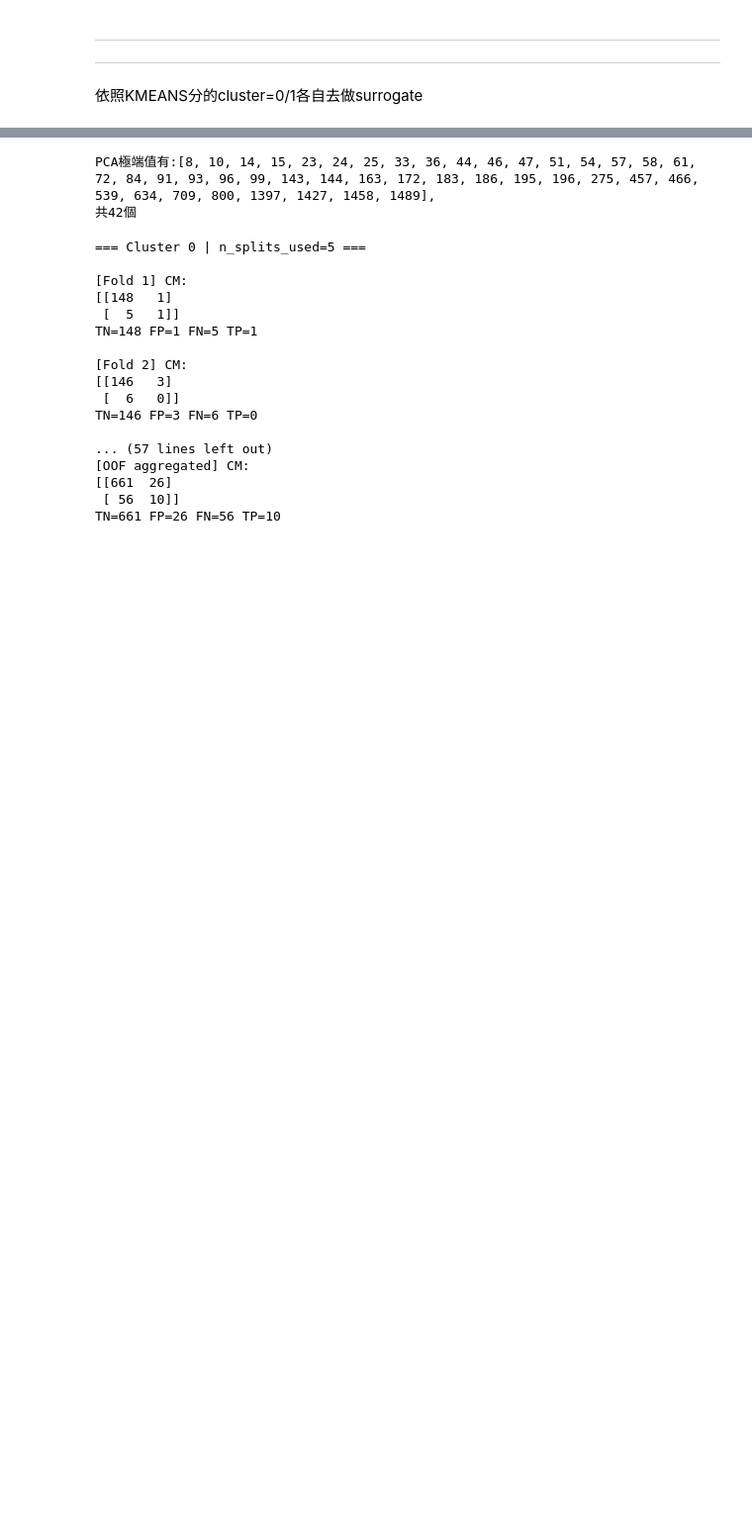
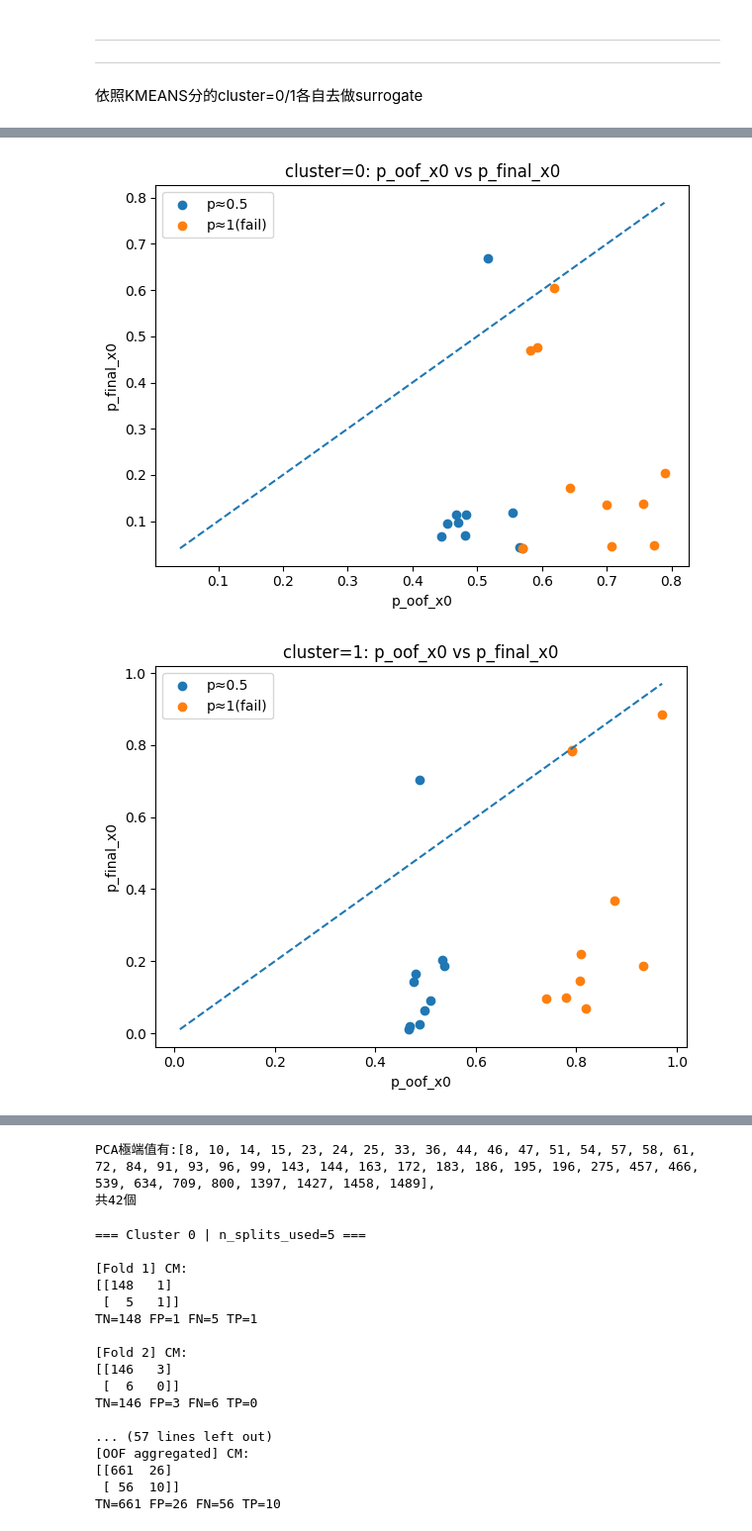
Before and after one commit to JackHuang0125/WHAT_I_DID, a Jupyter notebook: 0 Meeting/0_PAPER_1150107.ipynb, the cells around one changed output, grey strips where cells are left out. Shown at 99% size. Cells and saved outputs as stored; diff of their text form; code cells hidden in the pictures; blank space fills up the shorter version.

```diff
--- a/0 Meeting/0_PAPER_1150107.ipynb
+++ b/0 Meeting/0_PAPER_1150107.ipynb
@@ -631,0 +645,51 @@ PCA極端值有:[8, 10, 14, 15, 23, 24, 25, 33, 36, 44, 46, 47, 51, 54, 57, 58,
+# %%
+# df_metrics 已存在
+df = df_metrics.copy()
+df["group_label"] = df["group"].astype(str)
+
+# ========= 圖 1：p_oof_x0 (x) vs p_final_x0 (y)，cluster 分圖、group 分色 =========
+clusters = sorted(df["cluster"].unique())
+
+for c in clusters:
+    sub = df[df["cluster"] == c].copy()
+    groups = list(sub["group_label"].unique())
+
+    plt.figure(figsize=(6.2, 4.8))
+
+    for g in groups:
+        s = sub[sub["group_label"] == g]
+        plt.scatter(s["p_oof_x0"], s["p_final_x0"], label=g)
+
+    # 參考線 y=x（用該 cluster 內的範圍）
+    mn = min(sub["p_oof_x0"].min(), sub["p_final_x0"].min())
+    mx = max(sub["p_oof_x0"].max(), sub["p_final_x0"].max())
+    plt.plot([mn, mx], [mn, mx], linestyle="--")
+
+    plt.xlabel("p_oof_x0")
+    plt.ylabel("p_final_x0")
+    plt.title(f"cluster={c}: p_oof_x0 vs p_final_x0")
+    plt.legend()
+    plt.tight_layout()
+    plt.show()
+
+
+# ========= 圖 2：r2 (x) vs adj_r2 (y)，cluster 分圖、group 分色 =========
+for c in clusters:
+    sub = df[df["cluster"] == c].copy()
+    groups = list(sub["group_label"].unique())
+
+    plt.figure(figsize=(6.2, 4.8))
+
+    for g in groups:
+        s = sub[sub["group_label"] == g]
+        plt.scatter(s["r2"], s["adj_r2"], label=g)
+
+    plt.xlabel("r2")
+    plt.ylabel("adj_r2")
+    plt.title(f"cluster={c}: r2 vs adj_r2")
+    plt.legend()
+    plt.tight_layout()
+    plt.show()
+# %% [output]
+[figure, added]
+[figure, added]
```
Also changed, not shown: parts of 3 cells of this notebook, 17 other files.
